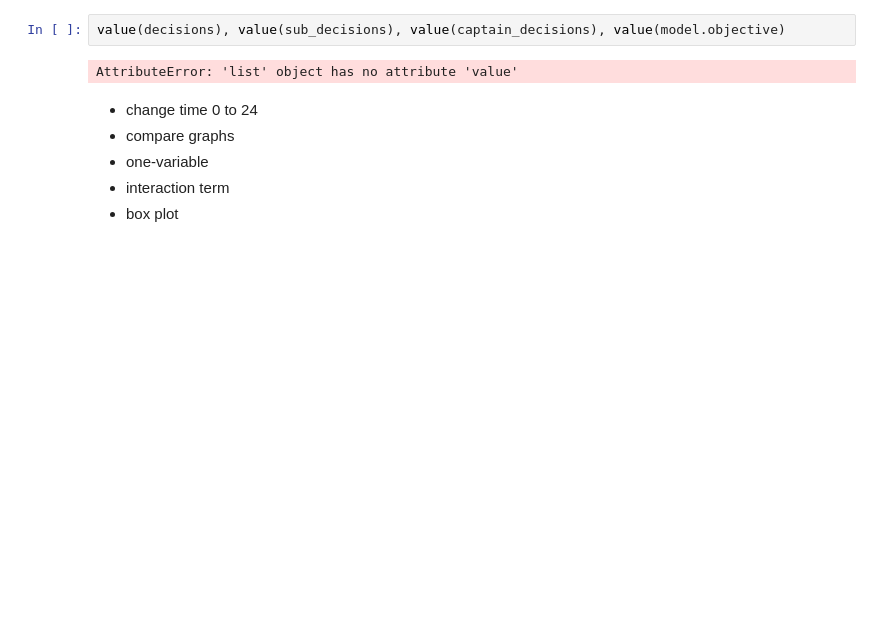
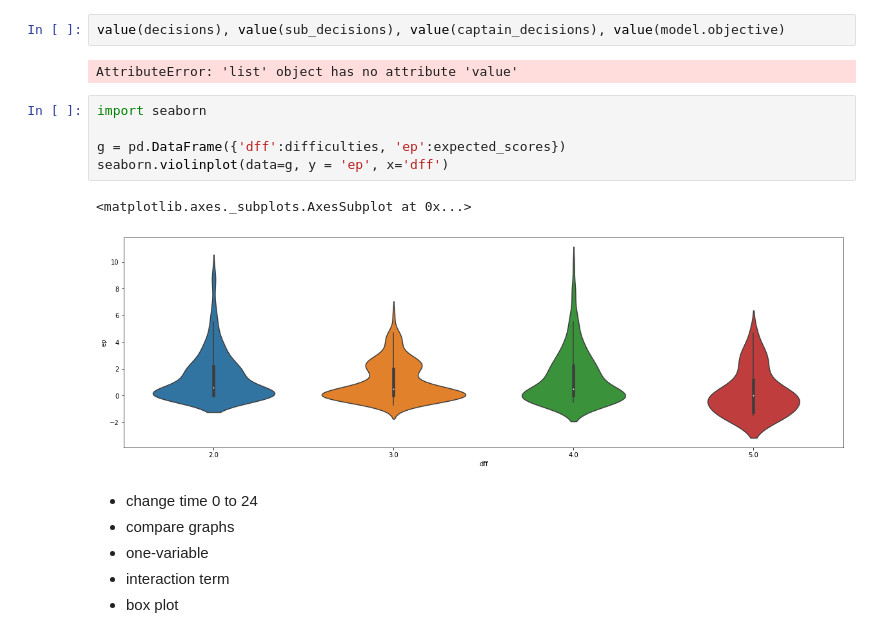
Before and after one commit to yt-hwang/Fantasy_Premier_League_Analysis, a Jupyter notebook: Codes/Data_Related/Data_Analyzation_and_Optimization_LEVEL_2.ipynb, the cells around one changed output. Drawn from its saved outputs; the diff is of its cells as text; blank space fills up the shorter version.

```diff
--- a/Codes/Data_Related/Data_Analyzation_and_Optimization_LEVEL_2.ipynb
+++ b/Codes/Data_Related/Data_Analyzation_and_Optimization_LEVEL_2.ipynb
@@ -289,6 +358,14 @@ for i in range(df.shape[0]):
 value(decisions), value(sub_decisions), value(captain_decisions), value(model.objective)
 # %% [output]
 AttributeError: 'list' object has no attribute 'value'
+# %%
+import seaborn
+
+g = pd.DataFrame({'dff':difficulties, 'ep':expected_scores})
+seaborn.violinplot(data=g, y = 'ep', x='dff')
+# %% [output]
+<matplotlib.axes._subplots.AxesSubplot at 0x...>
+[figure, added]
 # %% [markdown]
 - change time 0 to 24
 - compare graphs
```
Also changed, not shown: parts of 2 cells of this notebook, 4 other files.
